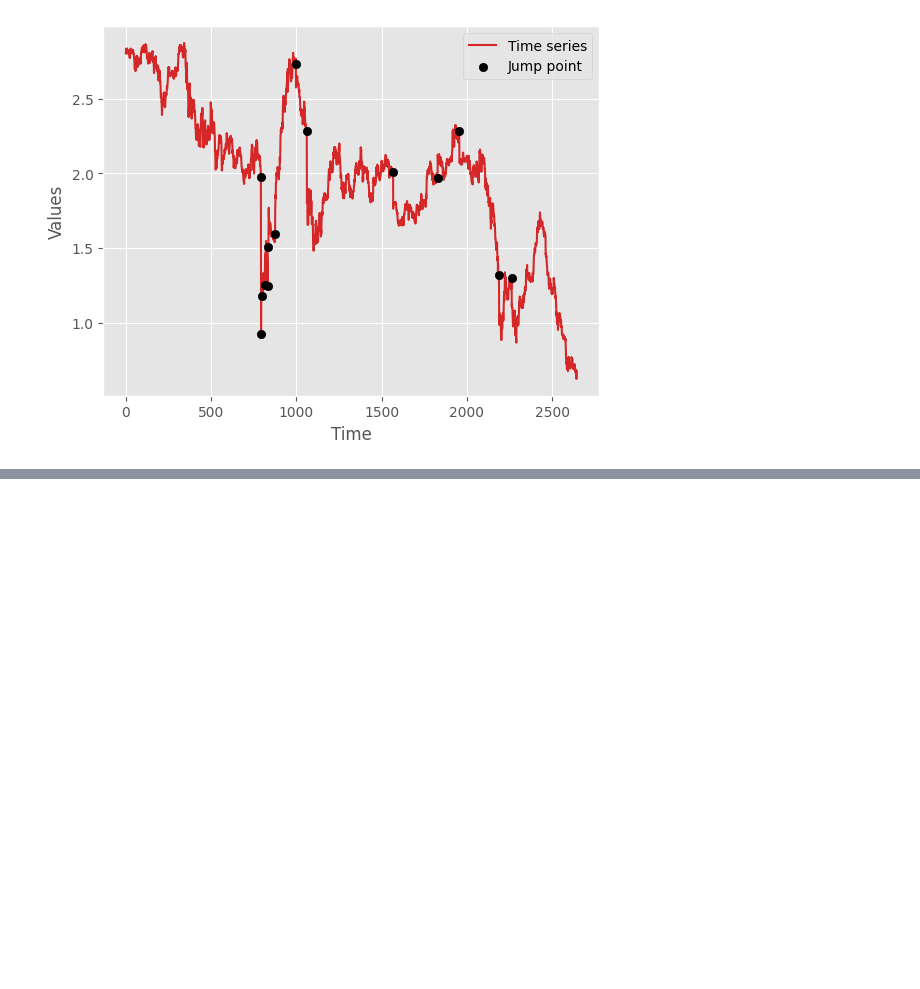
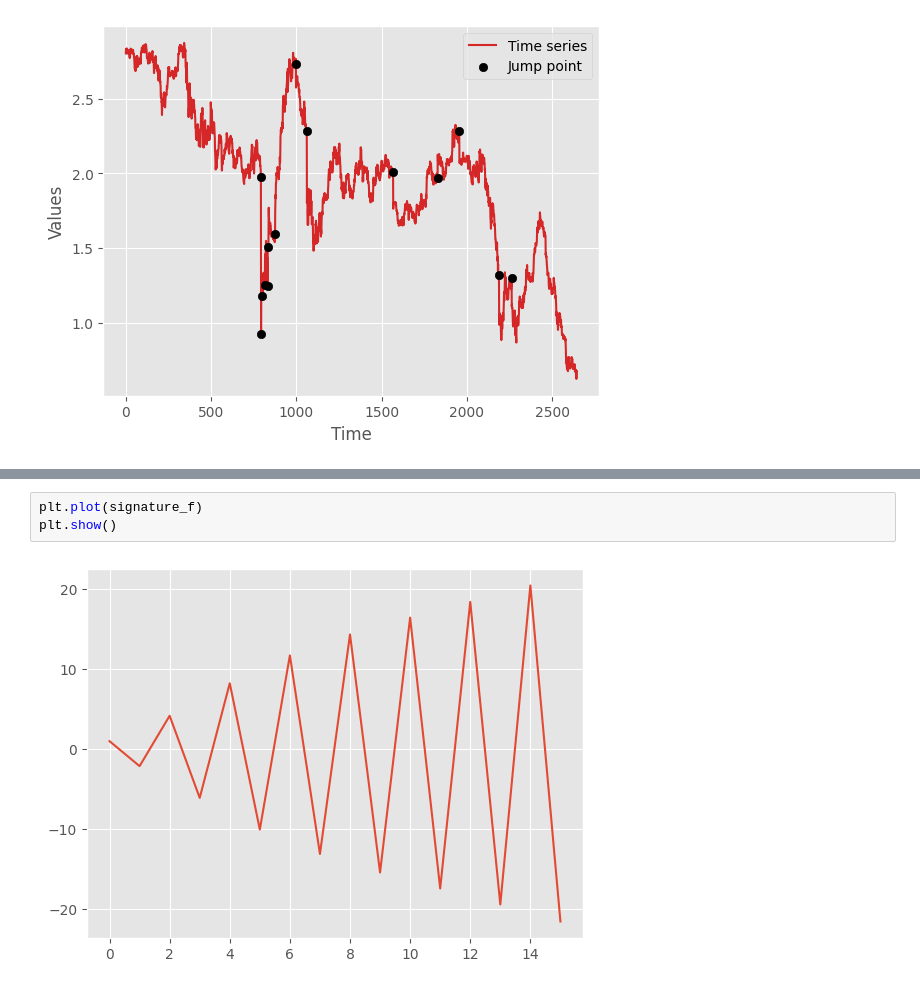
Before and after one commit to kirillzx/JDFlow, a Jupyter notebook: diffusion_model.ipynb, the cells around one changed output, grey strips where cells are left out. Saved outputs shown, nothing was run; the diff lists cells and outputs as text; blank space fills up the shorter version.

```diff
--- a/diffusion_model.ipynb
+++ b/diffusion_model.ipynb
@@ -237,0 +249,5 @@ plt.show()
+# %%
+plt.plot(signature_f)
+plt.show()
+# %% [output]
+[figure, added]
```
Also changed, not shown: parts of 9 cells of this notebook, 5 other files.
